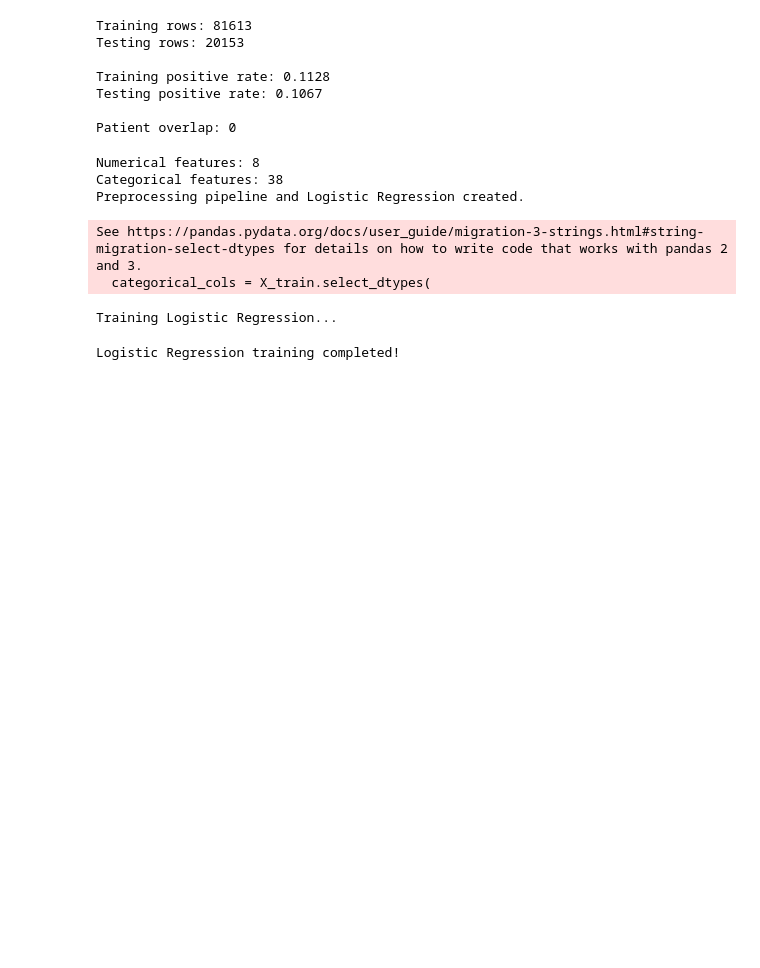
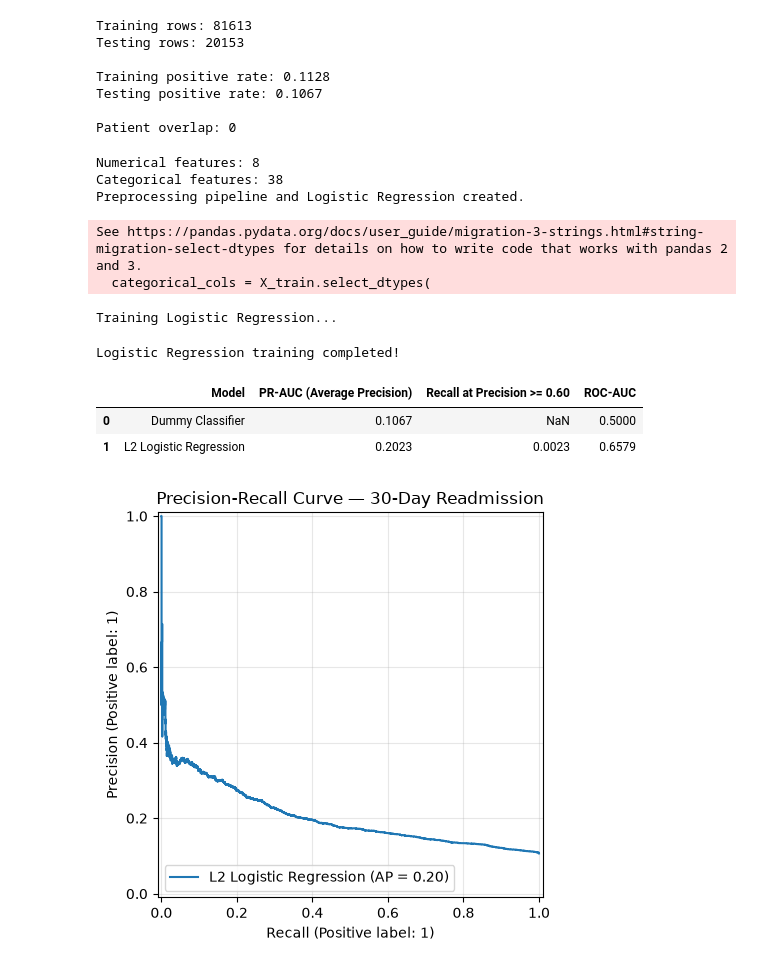
Before and after one commit to Newlynd30/Diabetes-Readmission-ML, a Jupyter notebook: notebooks/baseline_model.ipynb, the cells around one changed output. Cells and saved outputs as stored; diff of their text form; code cells hidden in the pictures; blank space fills up the shorter version.

```diff
--- a/notebooks/baseline_model.ipynb
+++ b/notebooks/baseline_model.ipynb
@@ -158,3 +158,55 @@ print("Logistic Regression training completed!")
 # %% [output]
 Training Logistic Regression...
 Logistic Regression training completed!
+# %%
+from sklearn.metrics import (
+    average_precision_score,
+    roc_auc_score,
+    precision_recall_curve
+)
+dummy_probs = dummy_model.predict_proba(X_test)[:, 1]
+logistic_probs = logistic_model.predict_proba(X_test)[:, 1]
+
+def evaluate_model(name, y_true, probabilities):
+    precision, recall, thresholds = precision_recall_curve(
+        y_true, probabilities
+    )
+
+    eligible = np.where(precision[:-1] >= 0.60)[0]
+    recall_at_precision_60 = (
+        float(recall[eligible].max()) if len(eligible) else np.nan
+    )
+
+    return {
+        "Model": name,
+        "PR-AUC (Average Precision)": average_precision_score(
+            y_true, probabilities
+        ),
+        "Recall at Precision >= 0.60": recall_at_precision_60,
+        "ROC-AUC": roc_auc_score(y_true, probabilities)
+    }
+
+results = pd.DataFrame([
+    evaluate_model("Dummy Classifier", y_test, dummy_probs),
+    evaluate_model("L2 Logistic Regression", y_test, logistic_probs)
+])
+
+display(results.round(4))
+# %% [output]
+|  | Model | PR-AUC (Average Precision) | Recall at Precision >= 0.60 | ROC-AUC |
+| 0 | Dummy Classifier | 0.1067 | NaN | 0.5000 |
+| 1 | L2 Logistic Regression | 0.2023 | 0.0023 | 0.6579 |
+# %%
+from sklearn.metrics import PrecisionRecallDisplay
+
+PrecisionRecallDisplay.from_predictions(
+    y_test,
+    logistic_probs,
+    name="L2 Logistic Regression"
+)
+plt.title("Precision-Recall Curve — 30-Day Readmission")
+plt.grid(alpha=0.3)
+plt.tight_layout()
+plt.show()
+# %% [output]
+[figure, added]
```
Also changed, not shown: parts of 1 cell of this notebook.
